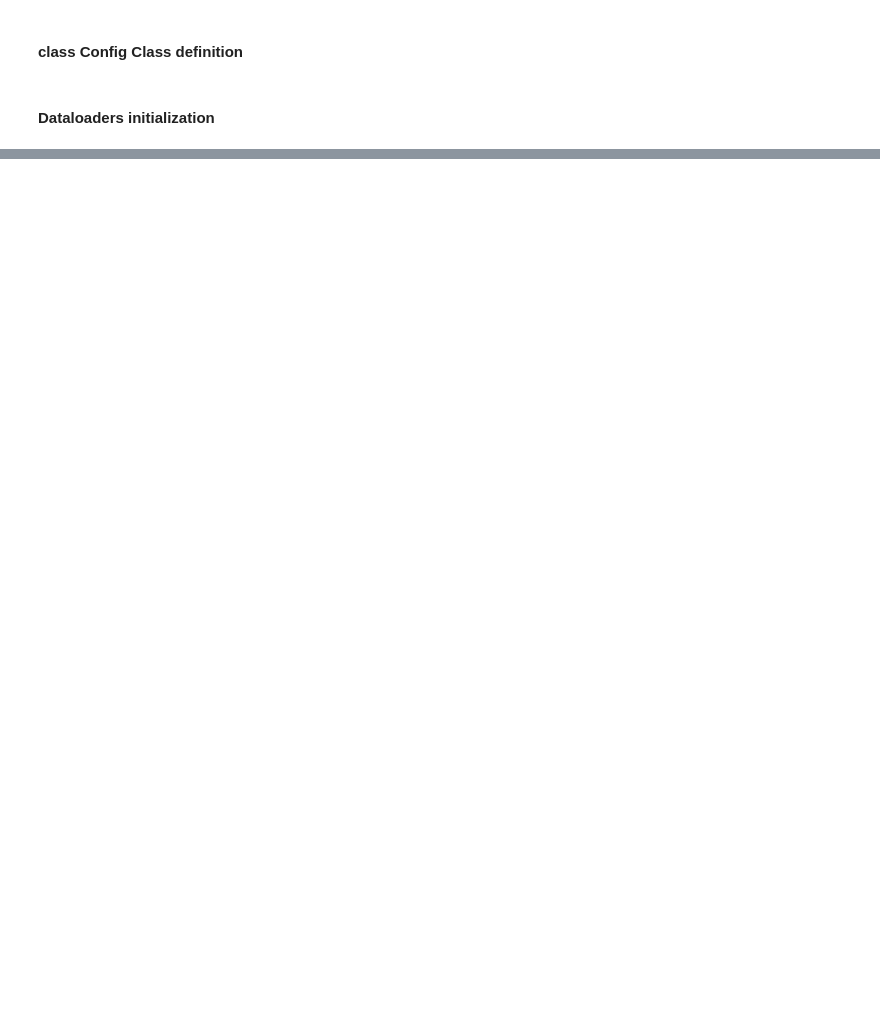
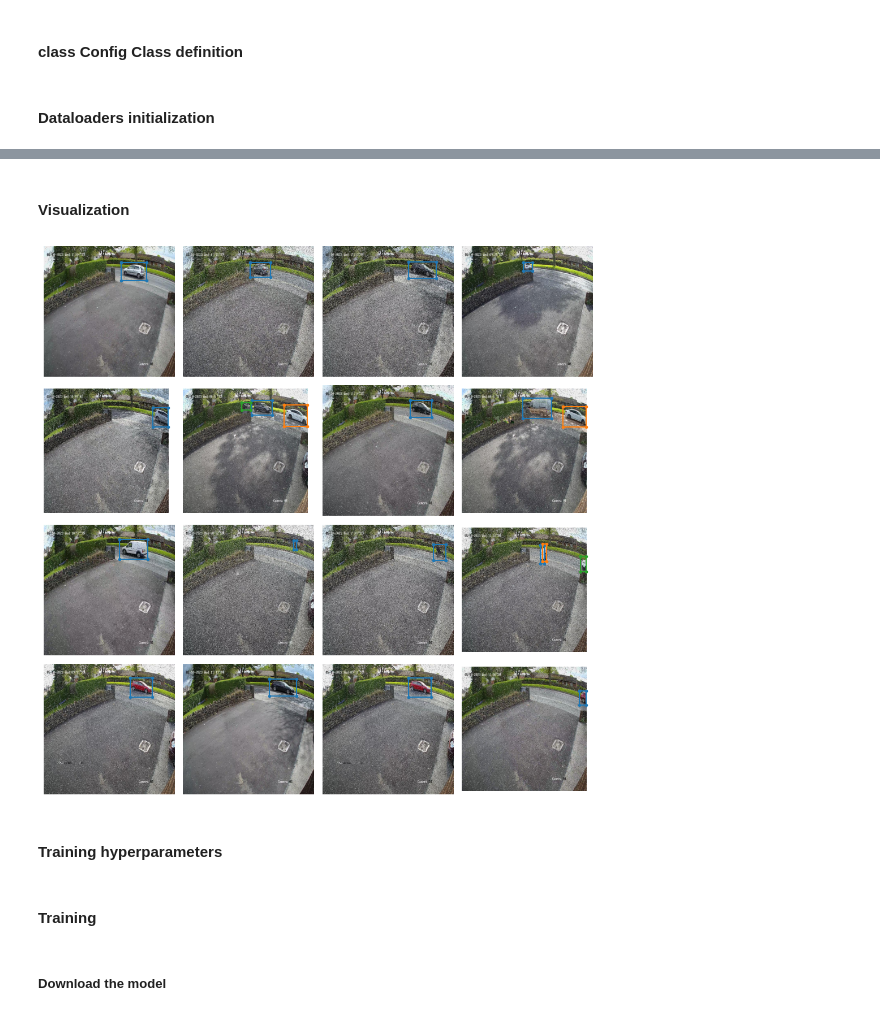
Before and after one commit to Elleiluj/D7041E_project, a Jupyter notebook: project.ipynb, the cells around one changed output, grey strips where cells are left out. Cells and saved outputs as stored; diff of their text form; code cells hidden in the pictures; blank space fills up the shorter version.

Commit message:
starting training, hyperparameters are left

```diff
--- a/project.ipynb
+++ b/project.ipynb
@@ -100,0 +108,8 @@ val_data = coco_detection_yolo_format_val(
+# %% [markdown]
+#### Visualization
+# %%
+val_data.dataset.plot()
+# %% [output]
+[figure, added]
+# %% [markdown]
+#### Training hyperparameters
@@ -100,0 +118,4 @@ val_data = coco_detection_yolo_format_val(
+# %% [markdown]
+#### Training
+# %% [markdown]
+##### Download the model
```
Also changed, not shown: parts of 7 cells of this notebook.
